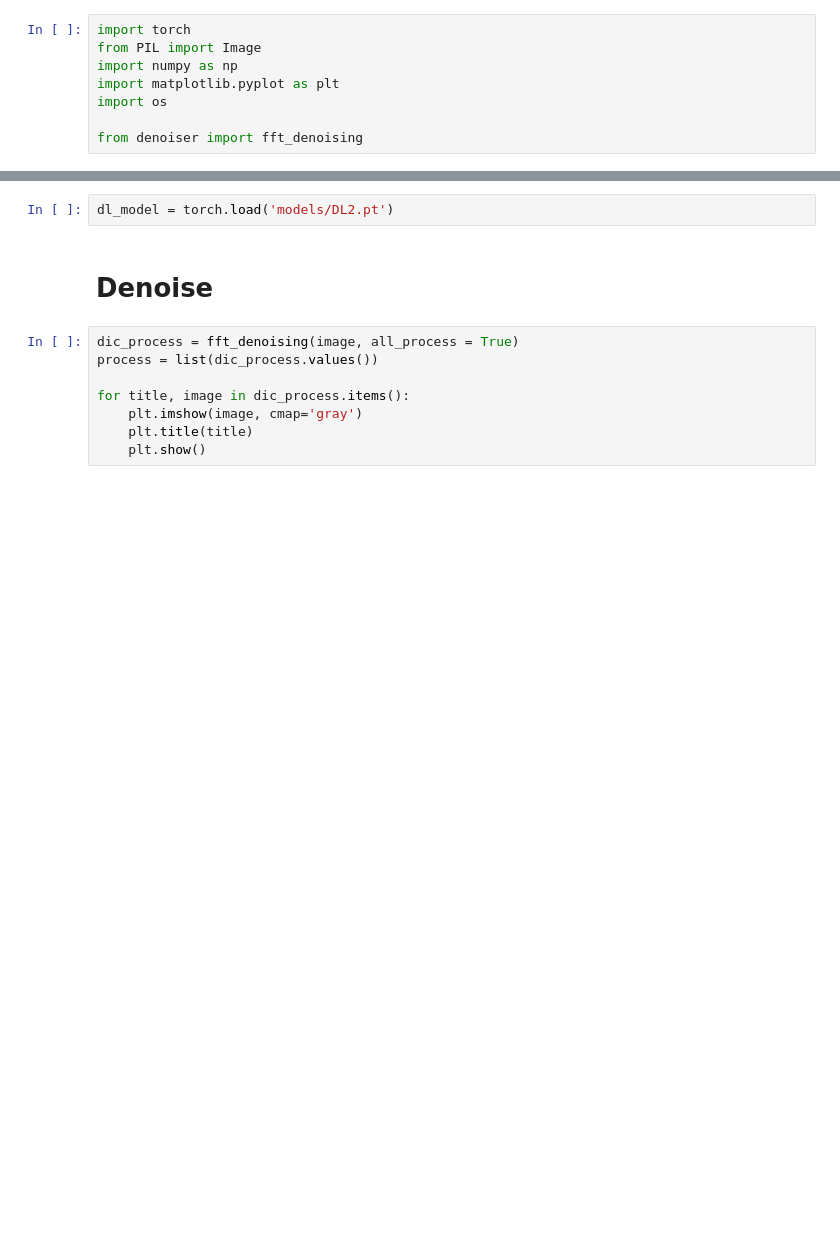
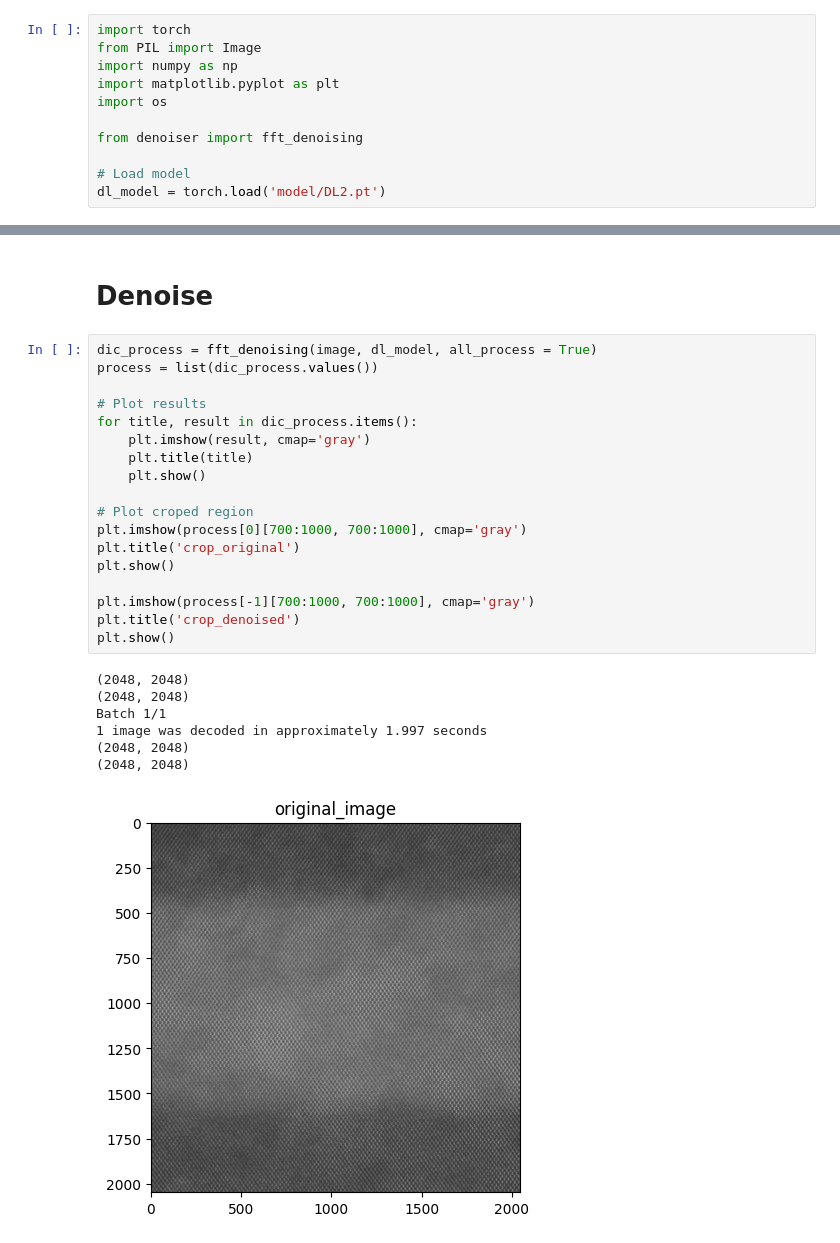
Before and after one commit to IvanPinto-ICN2/STEM_denoising_by_FFT, a Jupyter notebook: demo.ipynb, the cells around one changed output, grey strips where cells are left out. Cells and saved outputs as stored; diff of their text form; blank space fills up the shorter version.

```diff
--- a/demo.ipynb
+++ b/demo.ipynb
@@ -8,6 +8,9 @@ import matplotlib.pyplot as plt
 import os
 
 from denoiser import fft_denoising
+
+# Load model
+dl_model = torch.load('model/DL2.pt')
 # %% [markdown]
 # Load sample
 # %%
@@ -34,12 +27,28 @@ plt.show()
-# %%
-dl_model = torch.load('models/DL2.pt')
 # %% [markdown]
 # Denoise
 # %%
-dic_process = fft_denoising(image, all_process = True)
+dic_process = fft_denoising(image, dl_model, all_process = True)
 process = list(dic_process.values())
 
-for title, image in dic_process.items():
-    plt.imshow(image, cmap='gray')
+# Plot results
+for title, result in dic_process.items():
+    plt.imshow(result, cmap='gray')
     plt.title(title)
     plt.show()
+
+# Plot croped region
+plt.imshow(process[0][700:1000, 700:1000], cmap='gray')
+plt.title('crop_original')
+plt.show()
+
+plt.imshow(process[-1][700:1000, 700:1000], cmap='gray')
+plt.title('crop_denoised')
+plt.show()
+# %% [output]
+(2048, 2048)
+(2048, 2048)
+Batch 1/1
+1 image was decoded in approximately 1.997 seconds
+(2048, 2048)
+(2048, 2048)
+[figure, added]
```
Also changed, not shown: parts of 5 cells of this notebook, 6 other files.
